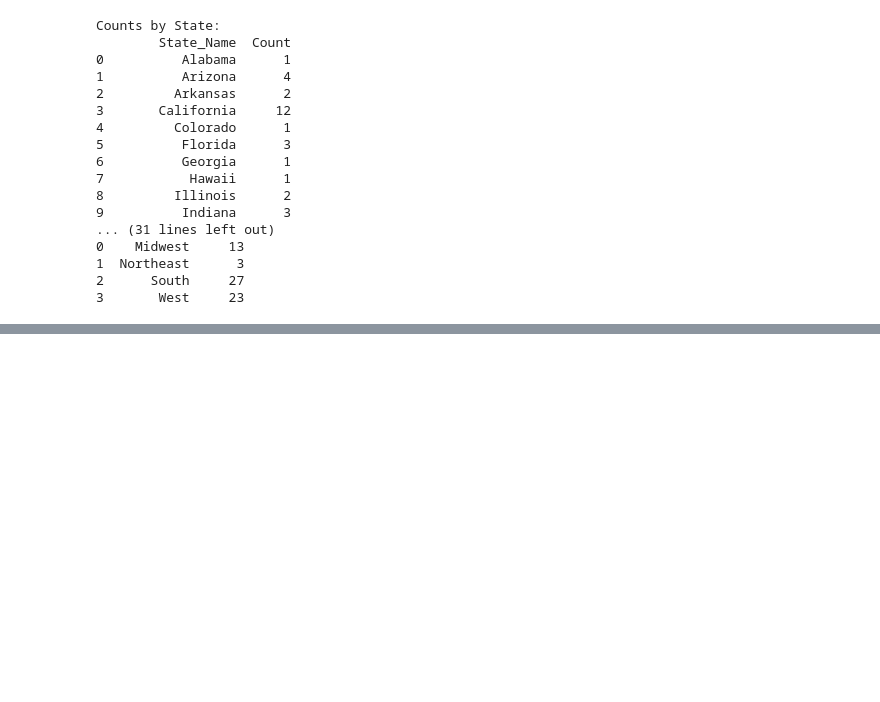
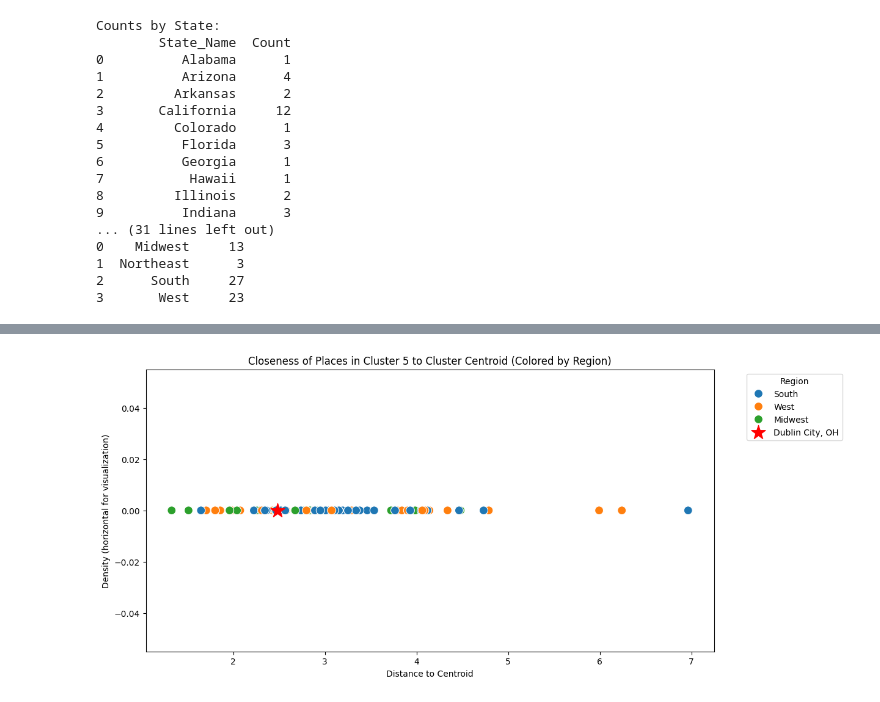
Before and after one commit to brutus-the-homeschooler/Capstone, a Jupyter notebook: Scripts/K-Means/City_of_Dublin_K_Means_Analysis.ipynb, the cells around one changed output, grey strips where cells are left out. Saved outputs shown, nothing was run; the diff lists cells and outputs as text; code cells hidden in the pictures; blank space fills up the shorter version.

```diff
--- a/Scripts/K-Means/City_of_Dublin_K_Means_Analysis.ipynb
+++ b/Scripts/K-Means/City_of_Dublin_K_Means_Analysis.ipynb
@@ -296,0 +537,31 @@ Counts by State:
+# %%
+# Scatterplot for Cluster 5, colored by Region
+plt.figure(figsize=(12, 6))
+
+# Scatterplot with colors based on the 'Region' column
+sns.scatterplot(
+    x=cluster_3['Distance_to_Centroid'],
+    y=[0] * len(cluster_3),  # Keep points horizontally aligned for clarity
+    hue=cluster_3['Region'],  # Color by Region
+    palette='tab10',          # Use a distinct color palette
+    s=100                     # Size of points
+)
+
+# Highlight Dublin City, OH
+plt.scatter(
+    dublin_row['Distance_to_Centroid'],
+    [0],
+    color='red',
+    marker='*',
+    s=300,
+    label='Dublin City, OH'
+)
+
+# Customize the plot
+plt.title('Closeness of Places in Cluster 5 to Cluster Centroid (Colored by Region)')
+plt.xlabel('Distance to Centroid')
+plt.ylabel('Density (horizontal for visualization)')
+plt.legend(title='Region', bbox_to_anchor=(1.05, 1), loc='upper left')
+plt.show()
+# %% [output]
+[figure, added]
```
Also changed, not shown: parts of 26 cells of this notebook, 1 other file.
